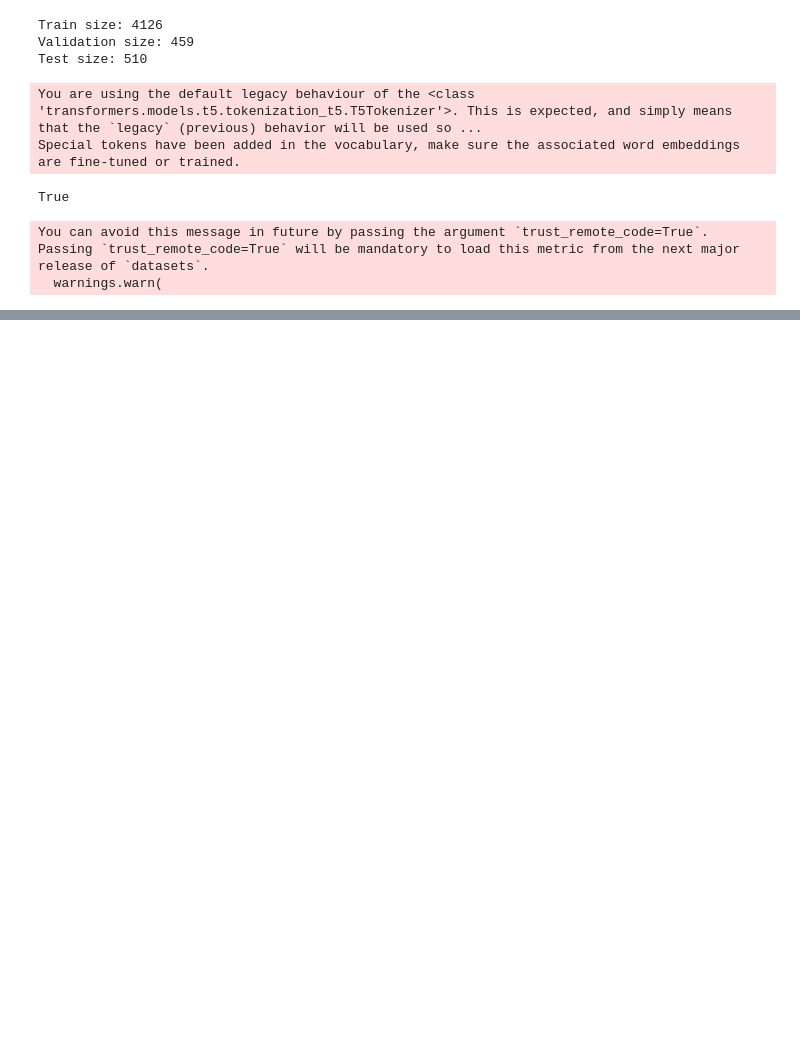
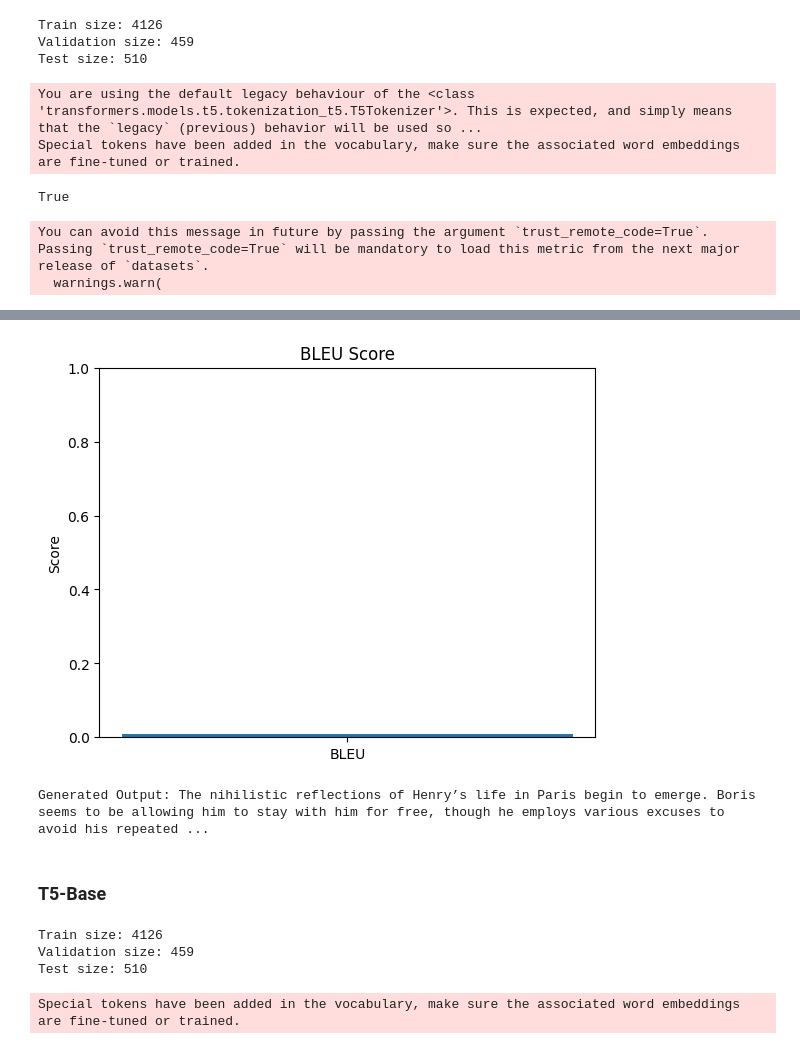
Before and after one commit to valentinvale/WhatDidTheAuthorTryToSay--LinguisticsProject, a Jupyter notebook: TextAnalysis.ipynb, the cells around one changed output, grey strips where cells are left out. Drawn from its saved outputs; the diff is of its cells as text; code cells hidden in the pictures; blank space fills up the shorter version.

```diff
--- a/TextAnalysis.ipynb
+++ b/TextAnalysis.ipynb
@@ -240,0 +282,11 @@ tokenizer.save_pretrained('fine_tuned_t5_tokenizer')
+# %%
+# Load BLEU metric
+bleu = load_metric("bleu")
+
+# BLEU requires tokenized predictions and references
+tokenized_preds = [pred.split() for pred in decoded_preds]
+tokenized_labels = [[ref.split()] for ref in decoded_labels]  # BLEU expects a list of references for each prediction
+
+# Compute BLEU score
+bleu_result = bleu.compute(predictions=tokenized_preds, references=tokenized_labels)
+print("BLEU Score:", bleu_result)
@@ -240,0 +317,33 @@ tokenizer.save_pretrained('fine_tuned_t5_tokenizer')
+# %%
+# Plot BLEU score
+plt.bar(["BLEU"], [bleu_result["bleu"]])
+plt.title("BLEU Score")
+plt.ylabel("Score")
+plt.ylim(0, 1)
+plt.show()
+# %% [output]
+[figure, added]
+# %%
+test_text = "Out of this welter of nihilistic reflections, details begin to emerge about Henry’s life in Paris. He lives in the Villa Borghese in the Montparnasse neighborhood with a man named Boris, who’s also a brooding philosophical type. Boris seems to be allowing Henry to stay with him for free, though he employs various excuses to avoid Henry’s repeated requests for breakfast. Henry has no money at all; he has spent his years in Paris as an aspiring writer, but he seems to be letting go of that ambition, though not relinquishing his sense of himself as an “artist” in a vaguer sense."
+
+# Tokenize the input
+input_ids = tokenizer(test_text, return_tensors="pt").input_ids.to("cuda")  # Move to GPU if available
+
+# Generate output
+outputs = model.generate(
+    input_ids,
+    max_length=100,         # Allow for longer outputs if needed
+    num_beams=10,           # Increase beams for more refined results
+    repetition_penalty=2.0, # Penalize repetitive outputs
+    length_penalty=2.0,     # Encourage longer outputs
+    early_stopping=True
+)
+
+# Decode and print the output
+decoded_output = tokenizer.decode(outputs[0], skip_special_tokens=True)
+
+print("Generated Output:", decoded_output)
+# %% [output]
+Generated Output: The nihilistic reflections of Henry’s life in Paris begin to emerge. Boris seems to be allowing him to stay with him for free, though he employs various excuses to avoid his repeated ...
+# %% [markdown]
+### T5-Base
@@ -240,0 +358,28 @@ tokenizer.save_pretrained('fine_tuned_t5_tokenizer')
+# %%
+from datasets import load_dataset
+
+dataset = load_dataset('csv', data_files={"train": 'fine_tuning_data.csv'})
+
+split = dataset['train'].train_test_split(test_size=0.1)
+train_dataset = split['train']
+test_dataset = split['test']
+
+split = train_dataset.train_test_split(test_size=0.1)
+train_dataset = split['train']
+val_dataset = split['test']
+
+print(f"Train size: {len(train_dataset)}")
+print(f"Validation size: {len(val_dataset)}")
+print(f"Test size: {len(test_dataset)}")
+# %% [output]
+Train size: 4126
+Validation size: 459
+Test size: 510
+# %%
+from transformers import T5Tokenizer, T5ForConditionalGeneration
+
+model_name = 't5-base'
+tokenizer = T5Tokenizer.from_pretrained(model_name)
+model = T5ForConditionalGeneration.from_pretrained(model_name)
+# %% [output]
+Special tokens have been added in the vocabulary, make sure the associated word embeddings are fine-tuned or trained.
```
Also changed, not shown: parts of 20 cells of this notebook, 22 other files.
